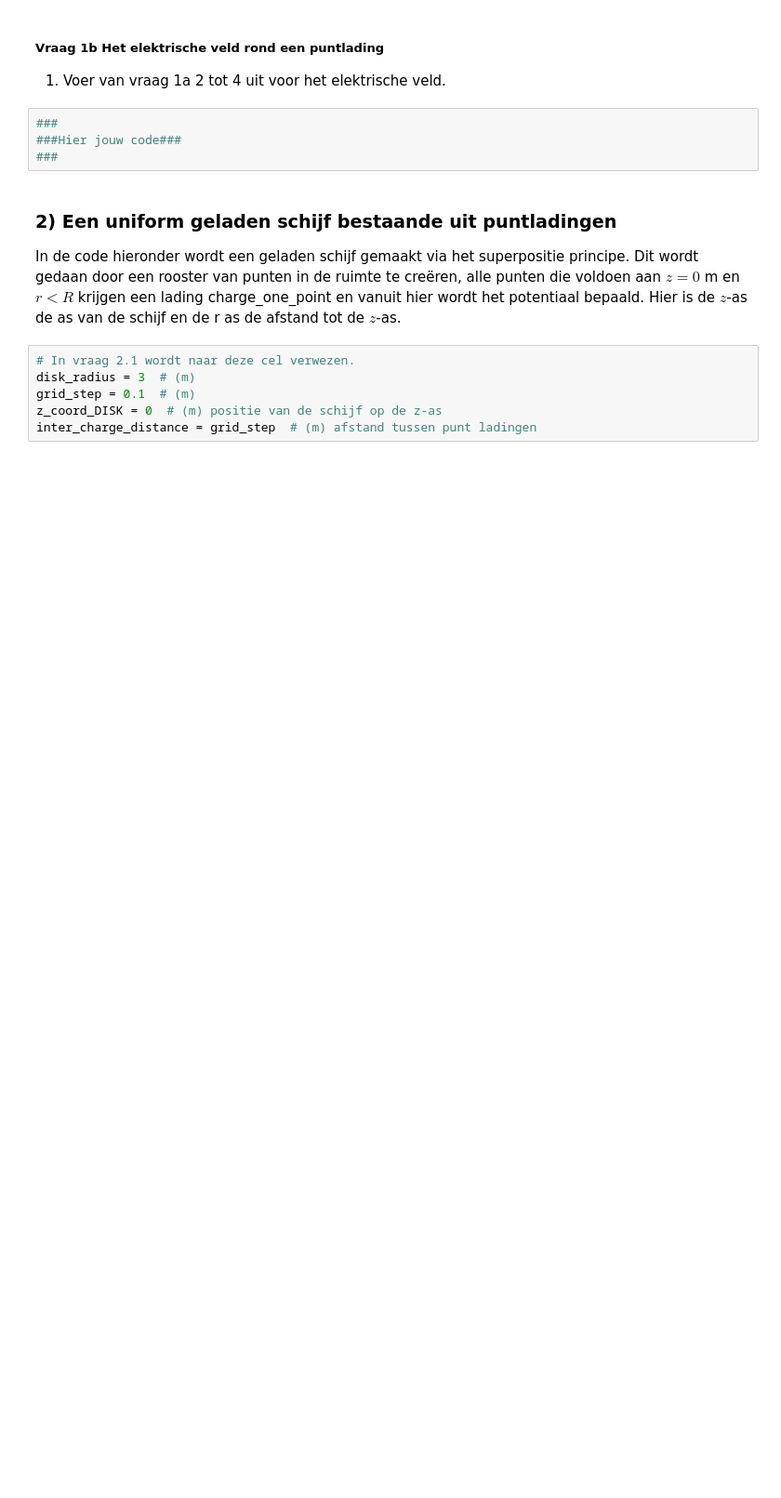
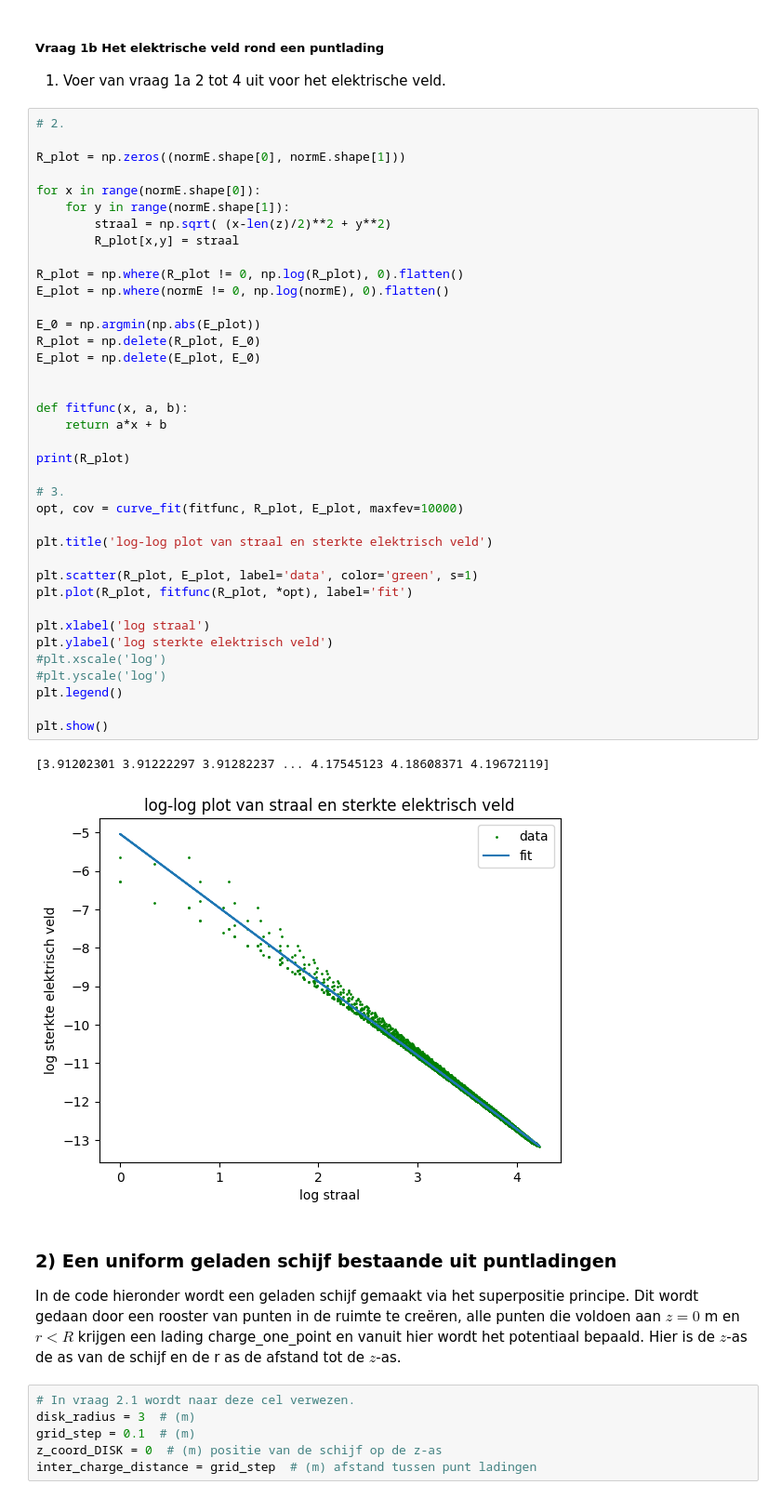
Before and after one commit to Peppertje/opdrachten-DEF-D-Pepper, a Jupyter notebook: DigitaleOntwerpopdrachten/1CondensatorOpdracht/CondensatorOntwerpopdracht.ipynb, the cells around one changed output. Shown at 93% size. Drawn from its saved outputs; the diff is of its cells as text; blank space fills up the shorter version.

```diff
--- a/DigitaleOntwerpopdrachten/1CondensatorOpdracht/CondensatorOntwerpopdracht.ipynb
+++ b/DigitaleOntwerpopdrachten/1CondensatorOpdracht/CondensatorOntwerpopdracht.ipynb
@@ -113,9 +136,46 @@ hallo
 ##### Vraag 1b Het elektrische veld rond een puntlading
 1. Voer van vraag 1a 2 tot 4 uit voor het elektrische veld.
 # %%
-###
-###Hier jouw code###
-###
+# 2.
+
+R_plot = np.zeros((normE.shape[0], normE.shape[1]))
+
+for x in range(normE.shape[0]):
+    for y in range(normE.shape[1]):
+        straal = np.sqrt( (x-len(z)/2)**2 + y**2)
+        R_plot[x,y] = straal
+
+R_plot = np.where(R_plot != 0, np.log(R_plot), 0).flatten()
+E_plot = np.where(normE != 0, np.log(normE), 0).flatten()
+
+E_0 = np.argmin(np.abs(E_plot))
+R_plot = np.delete(R_plot, E_0)
+E_plot = np.delete(E_plot, E_0)
+
+
+def fitfunc(x, a, b):
+    return a*x + b
+
+print(R_plot)
+
+# 3.
+opt, cov = curve_fit(fitfunc, R_plot, E_plot, maxfev=10000)
+
+plt.title('log-log plot van straal en sterkte elektrisch veld')
+
+plt.scatter(R_plot, E_plot, label='data', color='green', s=1)
+plt.plot(R_plot, fitfunc(R_plot, *opt), label='fit')
+
+plt.xlabel('log straal')
+plt.ylabel('log sterkte elektrisch veld')
+#plt.xscale('log')
+#plt.yscale('log')
+plt.legend()
+
+plt.show()
+# %% [output]
+[3.91202301 3.91222297 3.91282237 ... 4.17545123 4.18608371 4.19672119]
+[figure, added]
 # %% [markdown]
 ### 2) Een uniform geladen schijf bestaande uit puntladingen
 
```
Also changed, not shown: parts of 13 cells of this notebook.
